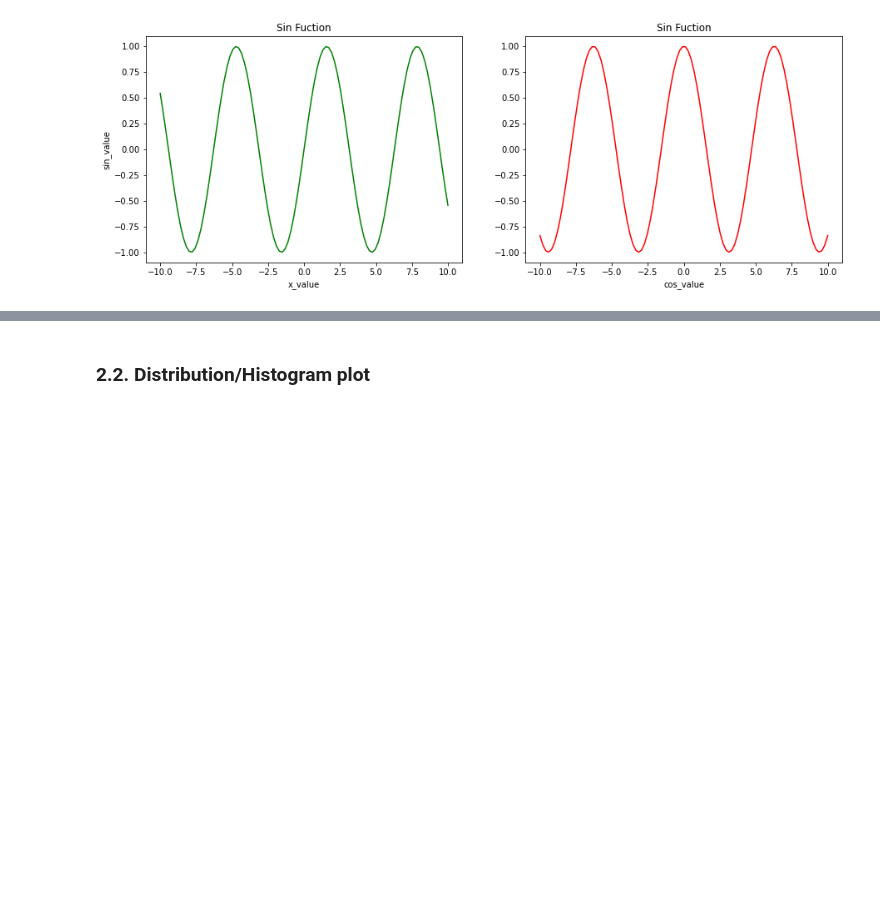
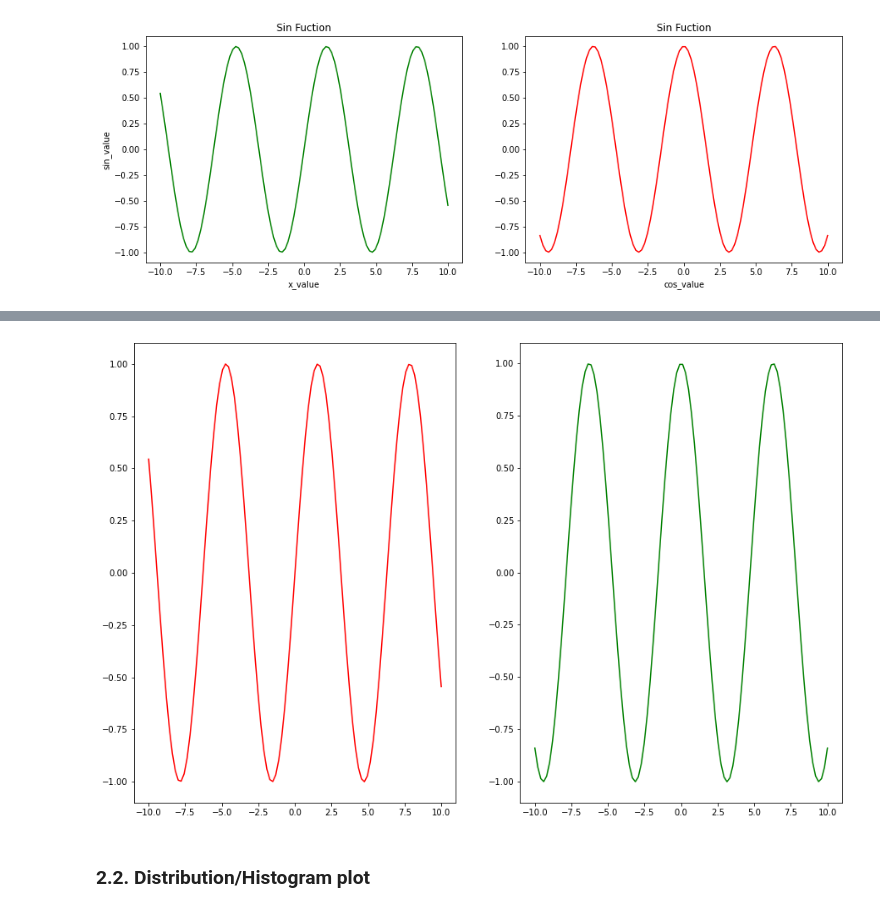
Before and after one commit to honghanhh/mci_python_31_level_1, a Jupyter notebook: Live Slides/Live Lecture 7/DAT_Live_Lecture_7.ipynb, the cells around one changed output, grey strips where cells are left out. Cells and saved outputs as stored; diff of their text form; code cells hidden in the pictures; blank space fills up the shorter version.

```diff
--- a/Live Slides/Live Lecture 7/DAT_Live_Lecture_7.ipynb
+++ b/Live Slides/Live Lecture 7/DAT_Live_Lecture_7.ipynb
@@ -212,2 +245,9 @@ plt.show()
+# %%
+fig,ax = plt.subplots(1,2,figsize=(15,10))
+ax[0].plot(x,sin,c='red')
+ax[1].plot(x,cos,c='green')
+plt.show()
+# %% [output]
+[figure, added]
 # %% [markdown]
 ### 2.2. Distribution/Histogram plot
```
Also changed, not shown: parts of 11 cells of this notebook.
